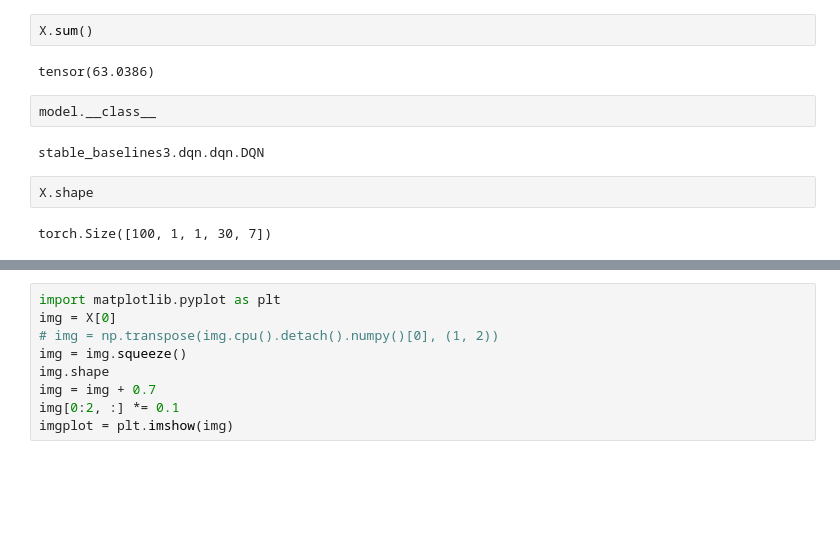
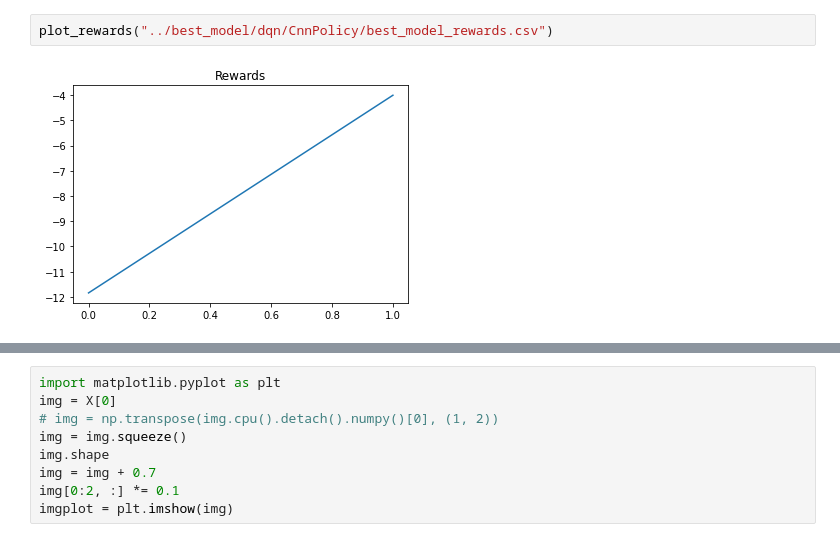
Before and after one commit to justyna3773/trainloop-driver, a Jupyter notebook: analysis/interpret_dqn_cnn.ipynb, the cells around one changed output, grey strips where cells are left out. Cells and saved outputs as stored; diff of their text form; blank space fills up the shorter version.

```diff
--- a/analysis/interpret_dqn_cnn.ipynb
+++ b/analysis/interpret_dqn_cnn.ipynb
@@ -111,12 +32,4 @@ tensor([[[[0.0000, 0.0000, 0.0000,  ..., 0.0000, 0.0000, 0.0000]]],
-# %%
-X.sum()
-# %% [output]
-tensor(63.0386)
-# %%
-model.__class__
-# %% [output]
-stable_baselines3.dqn.dqn.DQN
-# %%
-X.shape
-# %% [output]
-torch.Size([100, 1, 1, 30, 7])
+# %%
+plot_rewards("../best_model/dqn/CnnPolicy/best_model_rewards.csv")
+# %% [output]
+[figure, added]
```
Also changed, not shown: parts of 42 cells of this notebook, 28 other files.
